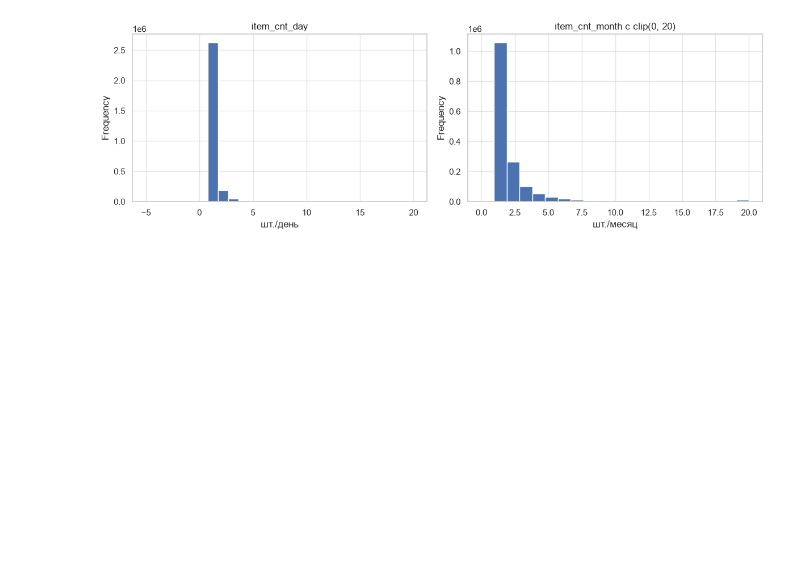
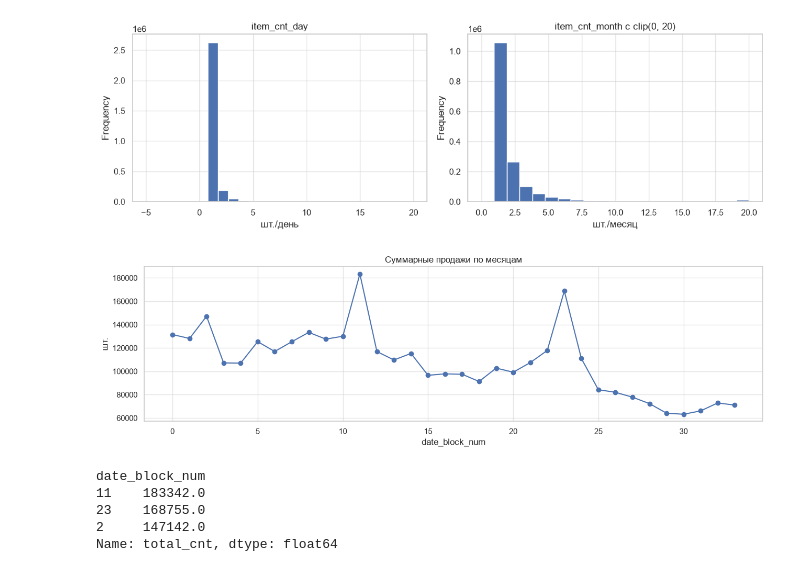
Before and after one commit to brawlerleg/ecup2026, a Jupyter notebook: niki.ipynb, the cells around one changed output. Saved outputs shown, nothing was run; the diff lists cells and outputs as text; code cells hidden in the pictures; blank space fills up the shorter version.

```diff
--- a/niki.ipynb
+++ b/niki.ipynb
@@ -106,3 +105,23 @@ plt.tight_layout();
 plt.show()
 # %% [output]
 [figure]
+# %%
+by_month = sales_train.groupby('date_block_num', observed=True).agg(
+    total_cnt=('item_cnt_day', 'sum'))
+
+fig, ax = plt.subplots(1, 1, figsize=(13, 4))
+by_month['total_cnt'].plot(marker='o', ax=ax)
+ax.set_title('Суммарные продажи по месяцам')
+ax.set_xlabel('date_block_num');
+ax.set_ylabel('шт.')
+plt.tight_layout();
+plt.show()
+
+display(by_month['total_cnt'].sort_values(ascending=False).head(3))
+# %% [output]
+[figure, added]
+date_block_num
+11    183342.0
+23    168755.0
+2     147142.0
+Name: total_cnt, dtype: float64
```
Also changed, not shown: parts of 1 cell of this notebook.
